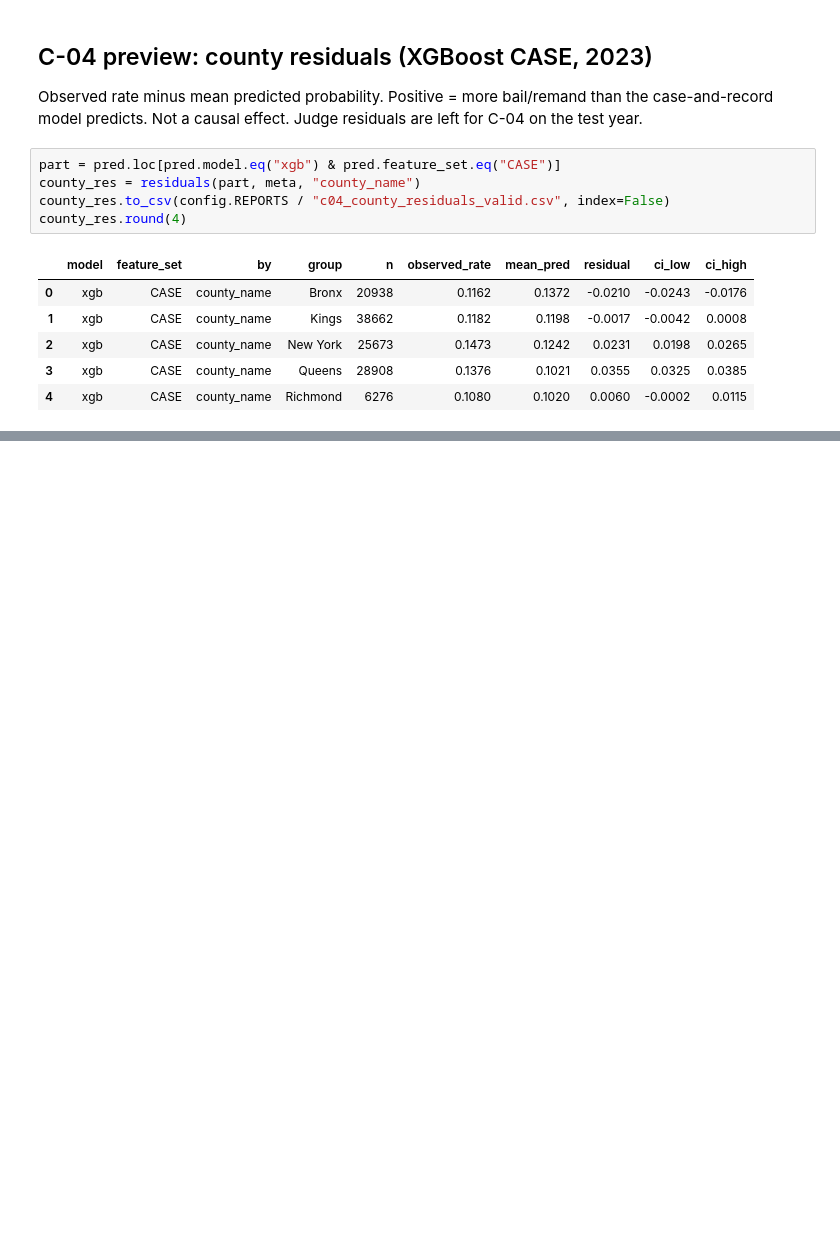
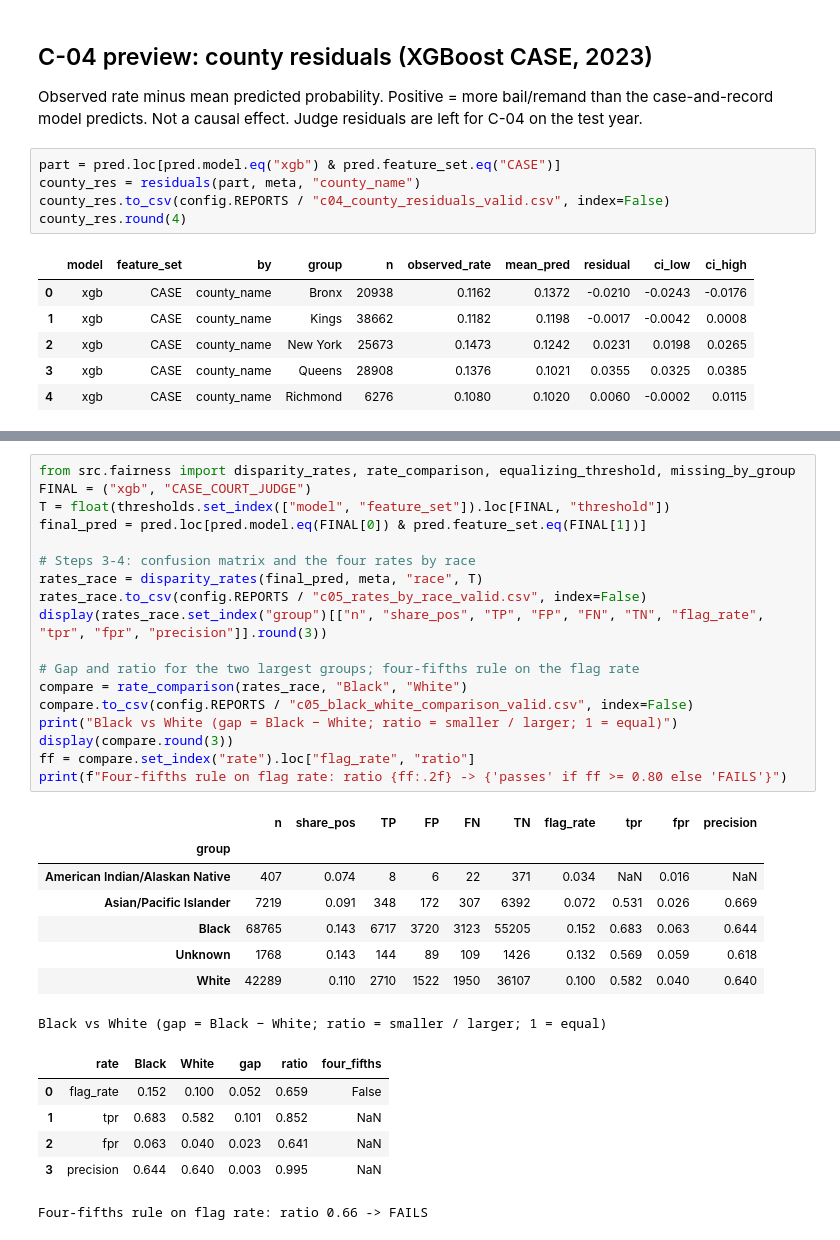
Before and after one commit to POL408-Team5/ny-pretrial-detention, a Jupyter notebook: notebooks/08_fairness.ipynb, the cells around one changed output, grey strips where cells are left out. Saved outputs shown, nothing was run; the diff lists cells and outputs as text; blank space fills up the shorter version.

```diff
--- a/notebooks/08_fairness.ipynb
+++ b/notebooks/08_fairness.ipynb
@@ -165,0 +171,33 @@ C-02 thresholds and C-03 validation audit written: reports/c02_thresholds.csv, c
+# %%
+from src.fairness import disparity_rates, rate_comparison, equalizing_threshold, missing_by_group
+FINAL = ("xgb", "CASE_COURT_JUDGE")
+T = float(thresholds.set_index(["model", "feature_set"]).loc[FINAL, "threshold"])
+final_pred = pred.loc[pred.model.eq(FINAL[0]) & pred.feature_set.eq(FINAL[1])]
+
+# Steps 3-4: confusion matrix and the four rates by race
+rates_race = disparity_rates(final_pred, meta, "race", T)
+rates_race.to_csv(config.REPORTS / "c05_rates_by_race_valid.csv", index=False)
+display(rates_race.set_index("group")[["n", "share_pos", "TP", "FP", "FN", "TN", "flag_rate", "tpr", "fpr", "precision"]].round(3))
+
+# Gap and ratio for the two largest groups; four-fifths rule on the flag rate
+compare = rate_comparison(rates_race, "Black", "White")
+compare.to_csv(config.REPORTS / "c05_black_white_comparison_valid.csv", index=False)
+print("Black vs White (gap = Black − White; ratio = smaller / larger; 1 = equal)")
+display(compare.round(3))
+ff = compare.set_index("rate").loc["flag_rate", "ratio"]
+print(f"Four-fifths rule on flag rate: ratio {ff:.2f} -> {'passes' if ff >= 0.80 else 'FAILS'}")
+# %% [output]
+|  | n | share_pos | TP | FP | FN | TN | flag_rate | tpr | fpr | precision |
+| group |  |  |  |  |  |  |  |  |  |  |
+| American Indian/Alaskan Native | 407 | 0.074 | 8 | 6 | 22 | 371 | 0.034 | NaN | 0.016 | NaN |
+| Asian/Pacific Islander | 7219 | 0.091 | 348 | 172 | 307 | 6392 | 0.072 | 0.531 | 0.026 | 0.669 |
+| Black | 68765 | 0.143 | 6717 | 3720 | 3123 | 55205 | 0.152 | 0.683 | 0.063 | 0.644 |
+| Unknown | 1768 | 0.143 | 144 | 89 | 109 | 1426 | 0.132 | 0.569 | 0.059 | 0.618 |
+| White | 42289 | 0.110 | 2710 | 1522 | 1950 | 36107 | 0.100 | 0.582 | 0.040 | 0.640 |
+Black vs White (gap = Black − White; ratio = smaller / larger; 1 = equal)
+|  | rate | Black | White | gap | ratio | four_fifths |
+| 0 | flag_rate | 0.152 | 0.100 | 0.052 | 0.659 | False |
+| 1 | tpr | 0.683 | 0.582 | 0.101 | 0.852 | NaN |
+| 2 | fpr | 0.063 | 0.040 | 0.023 | 0.641 | NaN |
+| 3 | precision | 0.644 | 0.640 | 0.003 | 0.995 | NaN |
+Four-fifths rule on flag rate: ratio 0.66 -> FAILS
```
Also changed, not shown: parts of 8 cells of this notebook, 22 other files.
